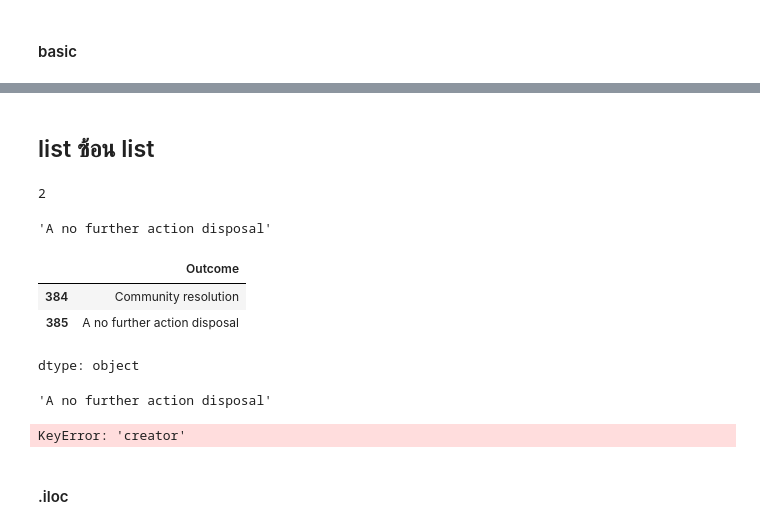
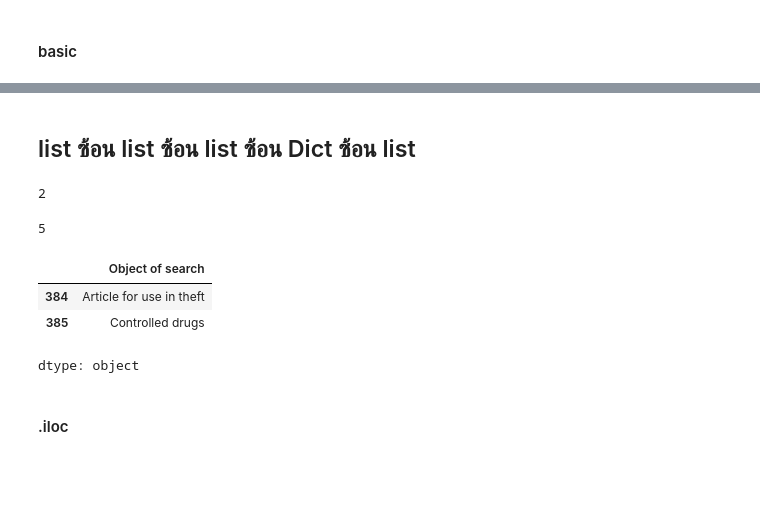
Before and after one commit to woranut11/dataviz2025, a Jupyter notebook: Pandas_101_2025.ipynb, the cells around one changed output, grey strips where cells are left out. Drawn from its saved outputs; the diff is of its cells as text; code cells hidden in the pictures; blank space fills up the shorter version.

```diff
--- a/Pandas_101_2025.ipynb
+++ b/Pandas_101_2025.ipynb
@@ -48,7 +50,7 @@ drive.mount('/content/drive')
 # %% [output]
 Mounted at /content/drive
 # %%
-path_to_stopandsearch ='/content/drive/MyDrive/python2025/Data/2025-01-bedfordshire-stop-and-search.csv'
+path_to_stopandsearch = '/content/drive/MyDrive/Python&DataViz2025/Data/2025-01/2025-01-bedfordshire-stop-and-search.csv'
 # %% [markdown]
 ## load data to memory
 # %%
@@ -119,3 +120,3 @@ dtype: object
 # %% [markdown]
-## list ซ้อน list
+## list ซ้อน list ซ้อน list ซ้อน Dict ซ้อน list
 # %%
@@ -126,25 +127,17 @@ ex_list =[[[1,2,3],['a','b','c']],
 ex_list[1][1][2]
 # %% [output]
 2
-# %%
-stopandsearch_df['Outcome'][200]
-# %% [output]
-'A no further action disposal'
+# %%
+ex_list[2][1]['XX']
+# %% [output]
+5
 # %%
-stopandsearch_df['Outcome'][384:386]
+stopandsearch_df["Object of search"][384:386]
 # %% [output]
-|  | Outcome |
-| 384 | Community resolution |
-| 385 | A no further action disposal |
+|  | Object of search |
+| 384 | Article for use in theft |
+| 385 | Controlled drugs |
 dtype: object
-# %%
-stopandsearch_df['Outcome'][99]
-# %% [output]
-'A no further action disposal'
-# %%
-stopandsearch_df['creator'][99]
-# %% [output]
-KeyError: 'creator'
 # %% [markdown]
 #### .iloc
 # %%
```
Also changed, not shown: parts of 214 cells of this notebook.
